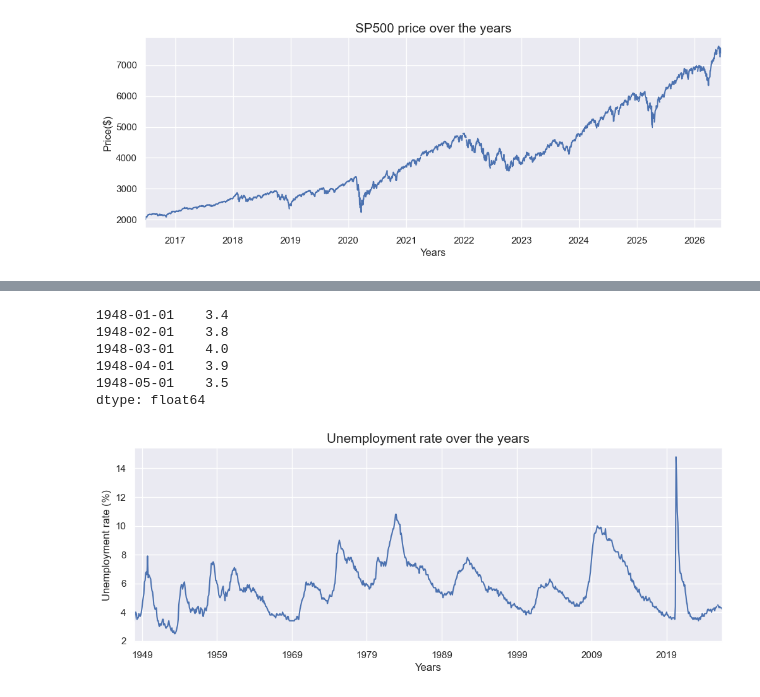
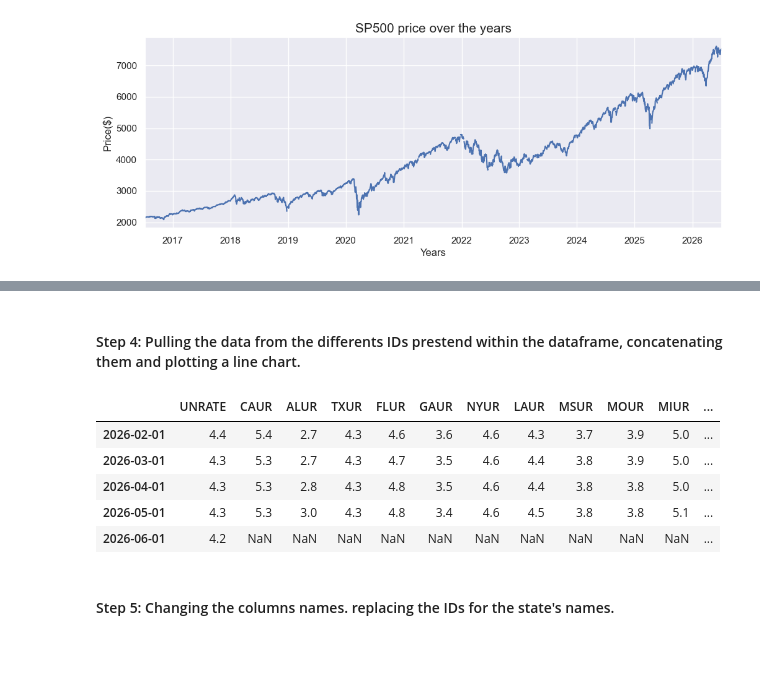
Before and after one commit to LeoTarulli/Fred_API, a Jupyter notebook: Fred.ipynb, the cells around one changed output, grey strips where cells are left out. Cells and saved outputs as stored; diff of their text form; code cells hidden in the pictures; blank space fills up the shorter version.

```diff
--- a/Fred.ipynb
+++ b/Fred.ipynb
@@ -79,0 +87,4 @@ unemp_restults.head() # We anow are going to select the first serie from the dat
+# %%
+# We are going to search for unemplyment
+unemp_df = fred.search('unemployment state rate', filter=("frequency","Monthly"))
+unemp_df.head(5)
@@ -79,0 +117,3 @@ unemp_restults.head() # We anow are going to select the first serie from the dat
+# %%
+df_unemp1 = df_unemp.loc[df_unemp["title"].str.contains("Unemployment Rate")]
+df_unemp1.head()
@@ -80,21 +128,26 @@ unemp_restults.head() # We anow are going to select the first serie from the dat
+# %% [markdown]
+#### Step 4: Pulling the data from the differents IDs prestend within the dataframe, concatenating them and plotting a line chart.
+# %%
+results_all = []
+for i in df_unemp1.index:
+    results = fred.get_series(i)
+    results = results.to_frame(name=i)
+    results_all.append(results)
+# %%
+unemp_results= pd.concat(results_all, axis=1).drop(columns = ["LASMT534266000000003","M0892AUSM156SNBR","M0892BUSM156SNBR","LNS14000036","LNS14000031","LNS14000006","LNS14024887","LNS14027662","LNS14000024","LNS14027660","LNS14027659","LNS14000003","LNS14000009","LNS14000002","LNS14000012","LNS14000001","LNS14000060","LNS14000032"])
+unemp_results.tail()
+# %% [output]
+|  | UNRATE | CAUR | ALUR | TXUR | FLUR | GAUR | NYUR | LAUR | MSUR | MOUR | MIUR | ... |
+| 2026-02-01 | 4.4 | 5.4 | 2.7 | 4.3 | 4.6 | 3.6 | 4.6 | 4.3 | 3.7 | 3.9 | 5.0 | ... |
+| 2026-03-01 | 4.3 | 5.3 | 2.7 | 4.3 | 4.7 | 3.5 | 4.6 | 4.4 | 3.8 | 3.9 | 5.0 | ... |
+| 2026-04-01 | 4.3 | 5.3 | 2.8 | 4.3 | 4.8 | 3.5 | 4.6 | 4.4 | 3.8 | 3.8 | 5.0 | ... |
+| 2026-05-01 | 4.3 | 5.3 | 3.0 | 4.3 | 4.8 | 3.4 | 4.6 | 4.5 | 3.8 | 3.8 | 5.1 | ... |
+| 2026-06-01 | 4.2 | NaN | NaN | NaN | NaN | NaN | NaN | NaN | NaN | NaN | NaN | ... |
 # %%
-
-unrate_search = fred.get_series('UNRATE')
-unrate_search.head()
-# We got as result a pandas series. as index we have the date and as values we have the percentage values for unemployment
+# Dropping UNRATE column
+unemp_results = unemp_results.drop("UNRATE",axis=1)
+# Checking for null values
+unemp_results.isna().sum(axis=1).plot()
+# dropping null
+#unemp_results = unemp_results.dropna()
+uemp_states = unemp_results.copy()
-# %% [output]
-1948-01-01    3.4
-1948-02-01    3.8
-1948-03-01    4.0
-1948-04-01    3.9
-1948-05-01    3.5
-dtype: float64
-# %%
-
-unrate_search.plot(figsize=(12,4))
-plt.ylabel('Unemployment rate (%)')
-plt.xlabel('Years')
-plt.title('Unemployment rate over the years', fontdict={'fontsize':'15'})
-plt.show()
-# %% [output]
-[figure, removed]
@@ -100,0 +156,2 @@ plt.show()
+# %% [markdown]
+#### Step 5: Changing the columns names. replacing the IDs for the state's names.
```
Also changed, not shown: parts of 26 cells of this notebook.
